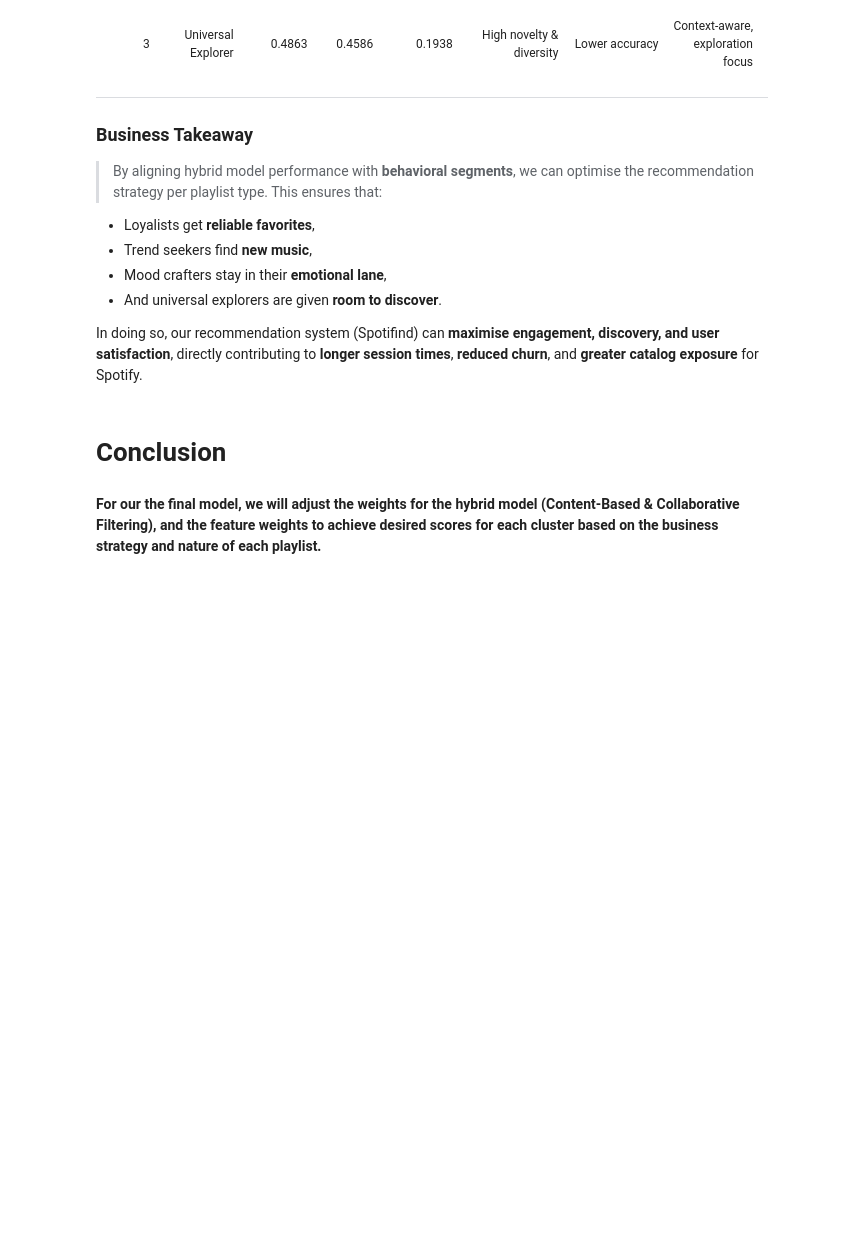
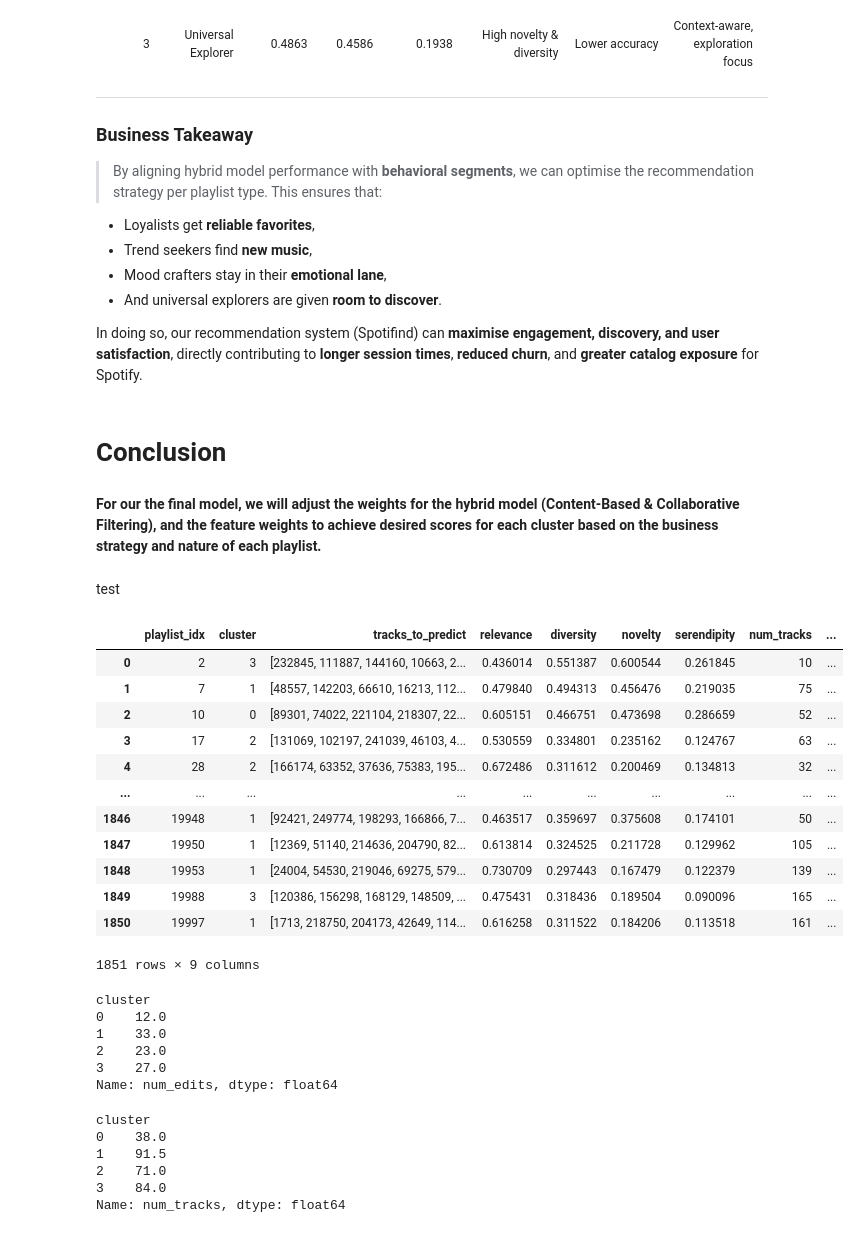
Before and after one commit to ouch528/Spotifynd, a Jupyter notebook: final_source_codes/step_7b_hybrid_model_basic_analysis.ipynb, the cells around one changed output. Cells and saved outputs as stored; diff of their text form; code cells hidden in the pictures; blank space fills up the shorter version.

```diff
--- a/final_source_codes/step_7b_hybrid_model_basic_analysis.ipynb
+++ b/final_source_codes/step_7b_hybrid_model_basic_analysis.ipynb
@@ -1025,3 +1029,41 @@ In doing so, our recommendation system (Spotifind) can **maximise engagement, di
 # Conclusion
 # %% [markdown]
 **For our the final model, we will adjust the weights for the hybrid model (Content-Based & Collaborative Filtering), and the feature weights to achieve desired scores for each cluster based on the business strategy and nature of each playlist.**
+# %% [markdown]
+test
+# %%
+behavioural_scores
+# %% [output]
+|  | playlist_idx | cluster | tracks_to_predict | relevance | diversity | novelty | serendipity | num_tracks | ... |
+| 0 | 2 | 3 | [232845, 111887, 144160, 10663, 2... | 0.436014 | 0.551387 | 0.600544 | 0.261845 | 10 | ... |
+| 1 | 7 | 1 | [48557, 142203, 66610, 16213, 112... | 0.479840 | 0.494313 | 0.456476 | 0.219035 | 75 | ... |
+| 2 | 10 | 0 | [89301, 74022, 221104, 218307, 22... | 0.605151 | 0.466751 | 0.473698 | 0.286659 | 52 | ... |
+| 3 | 17 | 2 | [131069, 102197, 241039, 46103, 4... | 0.530559 | 0.334801 | 0.235162 | 0.124767 | 63 | ... |
+| 4 | 28 | 2 | [166174, 63352, 37636, 75383, 195... | 0.672486 | 0.311612 | 0.200469 | 0.134813 | 32 | ... |
+| ... | ... | ... | ... | ... | ... | ... | ... | ... | ... |
+| 1846 | 19948 | 1 | [92421, 249774, 198293, 166866, 7... | 0.463517 | 0.359697 | 0.375608 | 0.174101 | 50 | ... |
+| 1847 | 19950 | 1 | [12369, 51140, 214636, 204790, 82... | 0.613814 | 0.324525 | 0.211728 | 0.129962 | 105 | ... |
+| 1848 | 19953 | 1 | [24004, 54530, 219046, 69275, 579... | 0.730709 | 0.297443 | 0.167479 | 0.122379 | 139 | ... |
+| 1849 | 19988 | 3 | [120386, 156298, 168129, 148509, ... | 0.475431 | 0.318436 | 0.189504 | 0.090096 | 165 | ... |
+| 1850 | 19997 | 1 | [1713, 218750, 204173, 42649, 114... | 0.616258 | 0.311522 | 0.184206 | 0.113518 | 161 | ... |
+1851 rows × 9 columns
+# %%
+average_edits_per_cluster = behavioural_scores.groupby('cluster')['num_edits'].median()
+print(average_edits_per_cluster)
+# %% [output]
+cluster
+0    12.0
+1    33.0
+2    23.0
+3    27.0
+Name: num_edits, dtype: float64
+# %%
+average_edits_per_cluster = behavioural_scores.groupby('cluster')['num_tracks'].median()
+print(average_edits_per_cluster)
+# %% [output]
+cluster
+0    38.0
+1    91.5
+2    71.0
+3    84.0
+Name: num_tracks, dtype: float64
```
Also changed, not shown: parts of 3 cells of this notebook, 3 other files.
